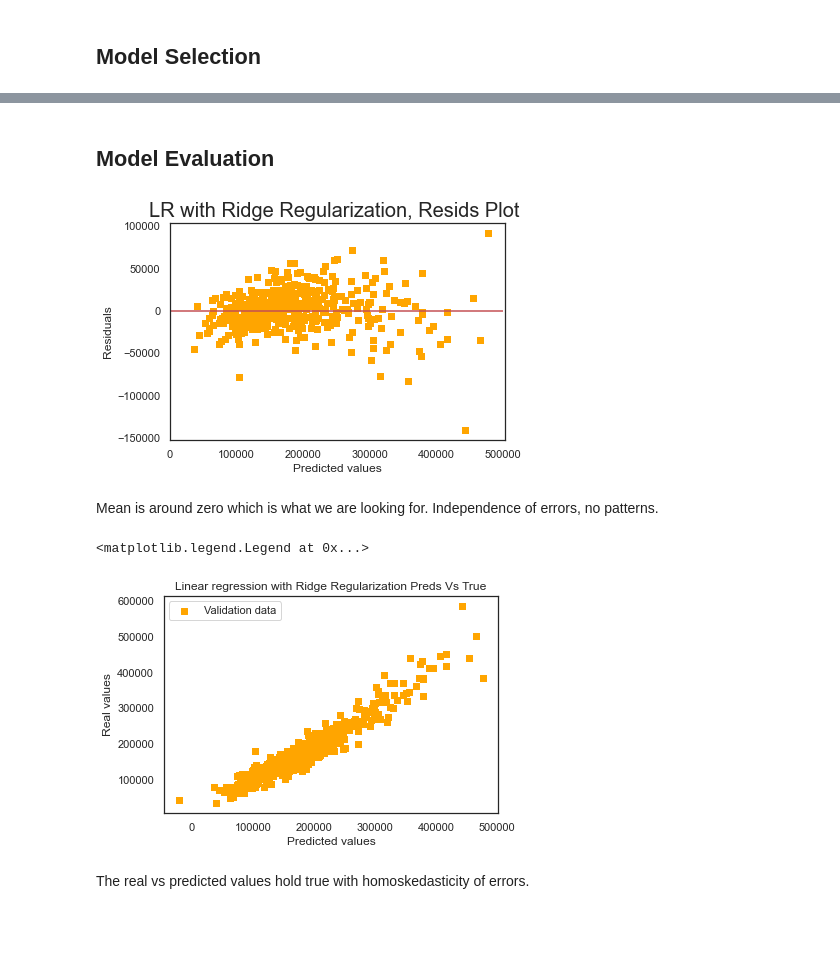
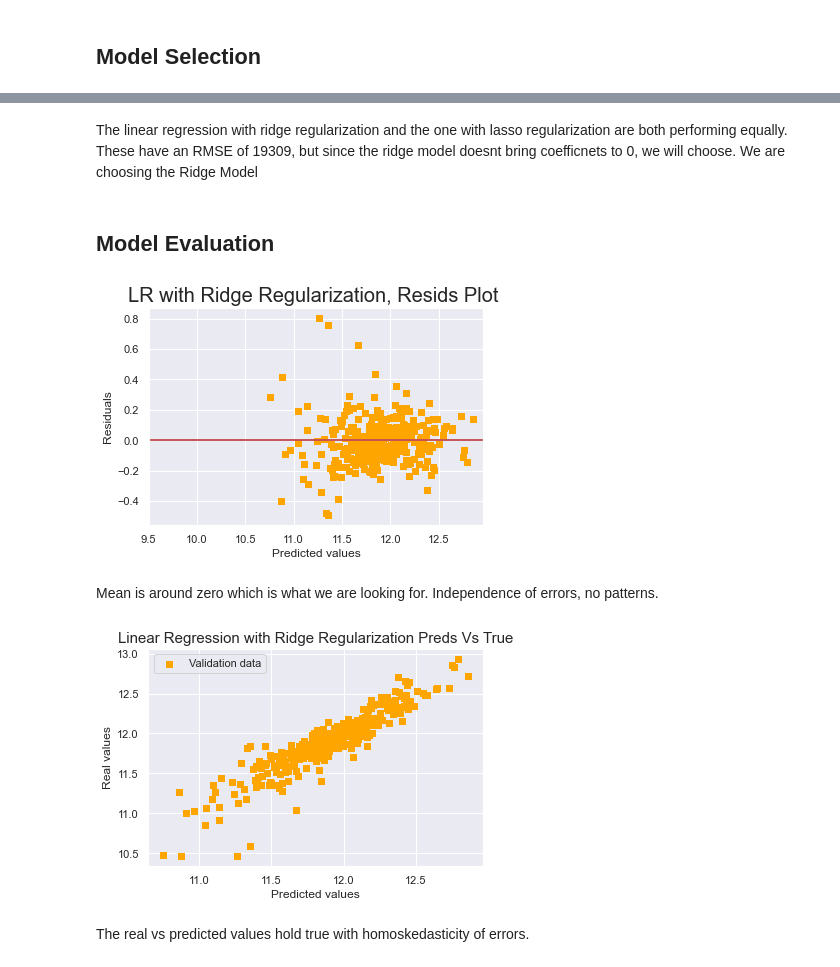
Before and after one commit to Agelf123/ames_real_estate_project, a Jupyter notebook: code/project_2.ipynb, the cells around one changed output, grey strips where cells are left out. Cells and saved outputs as stored; diff of their text form; code cells hidden in the pictures; blank space fills up the shorter version.

```diff
--- a/code/project_2.ipynb
+++ b/code/project_2.ipynb
@@ -371,8 +468,8 @@ Very high baseline RMSE should not be hard to beat
 ### Linear Regression
 # %%
 lr = LinearRegression()
-lr.fit(X_test, y_test)
+lr.fit(X_test, log_y_test)
 
-lr.fit(X_train, y_train)# fit linear regression model
+lr.fit(X_train, log_y_train)# fit linear regression model
 # %% [output]
 LinearRegression(copy_X=True, fit_intercept=True, n_jobs=None, normalize=False)
@@ -429,10 +511,4 @@ Z_test = sc.transform(X_test)# We must scale the data nefore regularization
 # %%
 ridge_model = Ridge(alpha=10)
-
-# Fit.
-ridge_model.fit(Z_train, y_train)
-
-# Evaluate model using R2.
-print(ridge_model.score(Z_train, y_train))
-print(ridge_model.score(Z_test, y_test))
+ridge_model.fit(Z_train, log_y_train)
 # %% [output]
@@ -443,10 +516,0 @@ These are very high score even without optimization
-# %%
-from sklearn.linear_model import RidgeCV
-
-r_alphas = np.logspace(-10, 5, 100)# searhc this range for optimized alpha
-
-# Cross-validate over our list of ridge alphas.
-ridge_cv = RidgeCV(alphas=r_alphas, scoring='r2', cv=5)
-
-# Fit model using best ridge alpha!
-ridge_cv = ridge_model.fit(Z_train, y_train)
@@ -485,0 +517,3 @@ Our model is still overfit but is improving
+# %%
+ridge_train_preds = ridge_model.predict(Z_train)
+ridge_test_preds = ridge_model.predict(Z_test)
@@ -523,28 +573,30 @@ The Ridge Model had the lowest RMSE, so we are choosing it.
+# %% [markdown]
+The linear regression with ridge regularization and the one with lasso regularization are both performing equally. These have an RMSE of 19309, but since the ridge model doesnt bring coefficnets to 0, we will choose. We are choosing the Ridge Model
 # %% [markdown]
 ## Model Evaluation
 # %%
-plt.scatter(ridge_pred_test, ridge_pred_test - y_test, c = "orange", marker = "s", label = "Validation data")
+plt.scatter(ridge_test_preds, ridge_test_preds - log_y_test, c = "orange", marker = "s", label = "Validation data")
 plt.title("LR with Ridge Regularization, Resids Plot ",{'fontsize': 20}# plotting ridge resids plot
          )
 plt.xlabel("Predicted values")
 plt.ylabel("Residuals")
-plt.xlim(0)
+plt.xlim(9.5)
 plt.hlines(y = 0, xmin = 0, xmax = 500000, colors='r', linestyles='solid')
+plt.axhline(0, c = "r")
 
 plt.show()
 # %% [output]
-[figure, old version]
+[figure, new version]
 # %% [markdown]
 Mean is around zero which is what we are looking for. Independence of errors, no patterns.
 # %%
-plt.scatter(ridge_pred_test,y_test,c = "orange", marker = "s", label = "Validation data")
-plt.title("Linear regression with Ridge Regularization Preds Vs True")
+plt.scatter(ridge_test_preds,log_y_test,c = "orange", marker = "s", label = "Validation data");
+plt.title("Linear Regression with Ridge Regularization Preds Vs True",size=15)
 plt.xlabel("Predicted values")# plotting real vs true plot
 plt.ylabel("Real values")
-plt.legend(loc = "upper left")
+plt.legend(loc = "upper left");
 # %% [output]
-<matplotlib.legend.Legend at 0x...>
-[figure, old version]
+[figure, new version]
 # %% [markdown]
 The real vs predicted values hold true with homoskedasticity of errors.
 # %%
```
Also changed, not shown: parts of 125 cells of this notebook, 2 other files.
